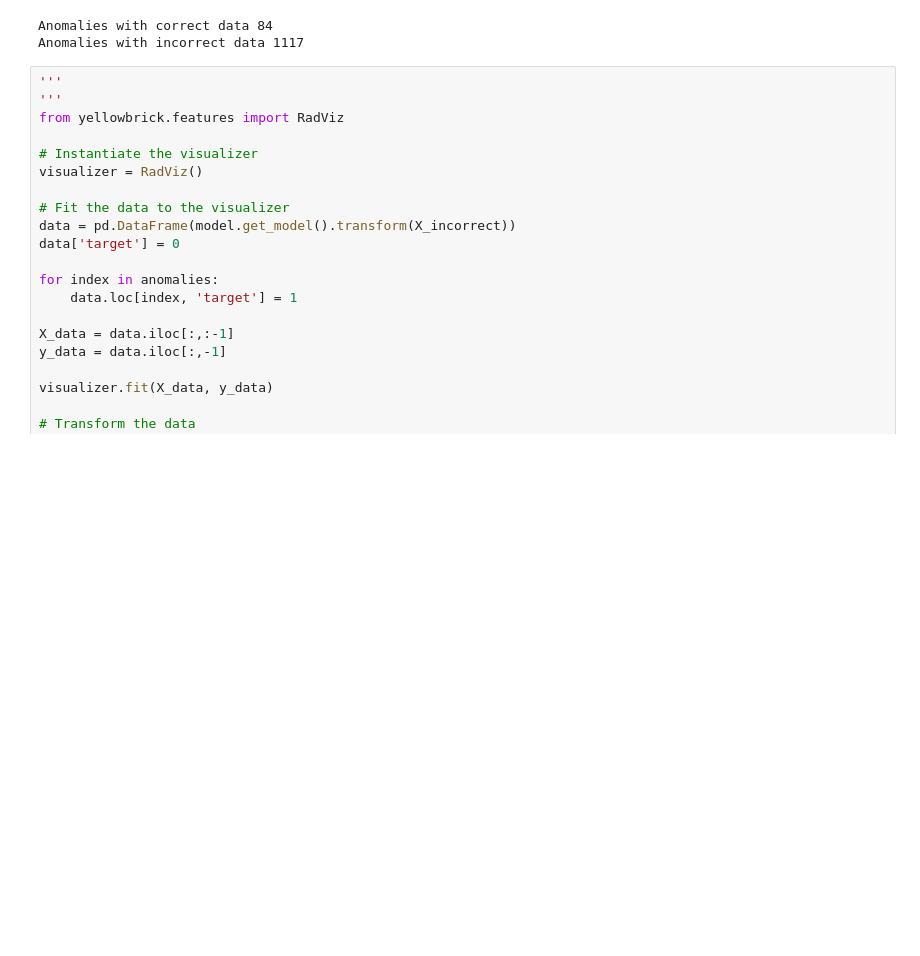
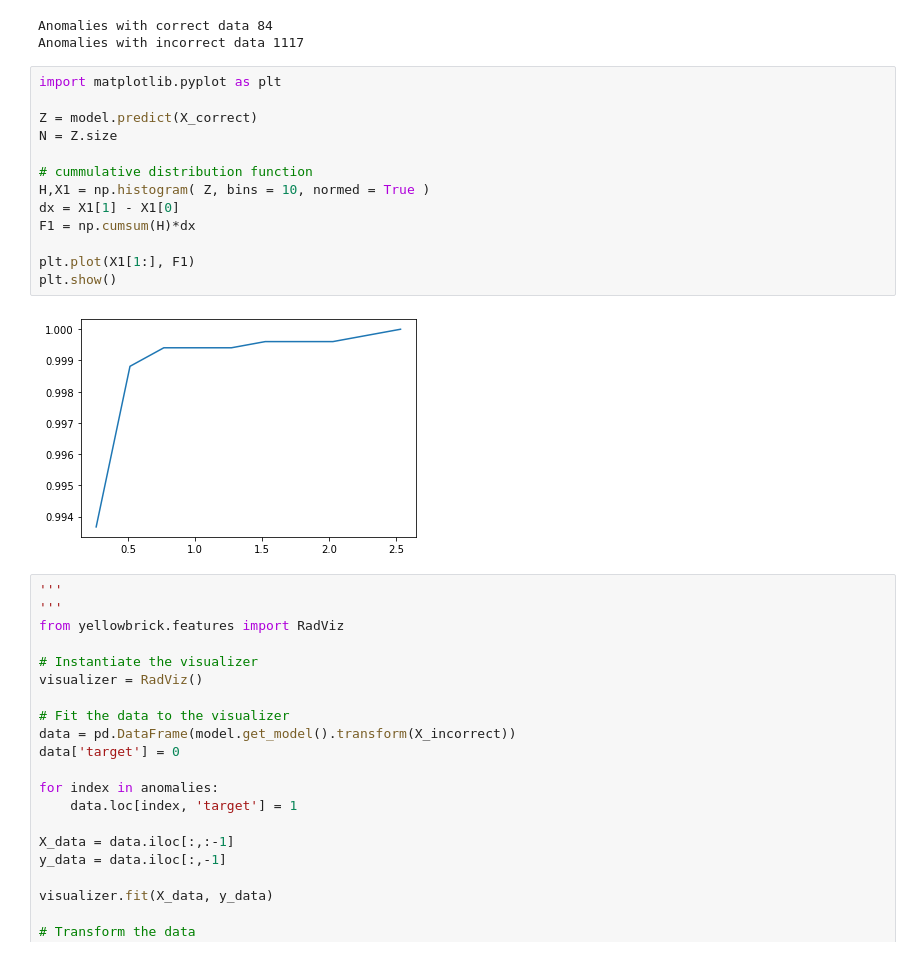
Before and after one commit to xetxezarreta/explainable_anomaly_detection, a Jupyter notebook: anomaly_types.ipynb, the cells around one changed output. Saved outputs shown, nothing was run; the diff lists cells and outputs as text; blank space fills up the shorter version.

```diff
--- a/anomaly_types.ipynb
+++ b/anomaly_types.ipynb
@@ -158,6 +158,21 @@ print('Anomalies with incorrect data %s' % str(len(anomalies)))
 # %% [output]
 Anomalies with correct data 84
 Anomalies with incorrect data 1117
+# %%
+import matplotlib.pyplot as plt
+
+Z = model.predict(X_correct)
+N = Z.size
+
+# cummulative distribution function
+H,X1 = np.histogram( Z, bins = 10, normed = True )
+dx = X1[1] - X1[0]
+F1 = np.cumsum(H)*dx
+
+plt.plot(X1[1:], F1)
+plt.show()
+# %% [output]
+[figure, added]
 # %%
 '''
 '''
```
Also changed, not shown: parts of 2 cells of this notebook.
